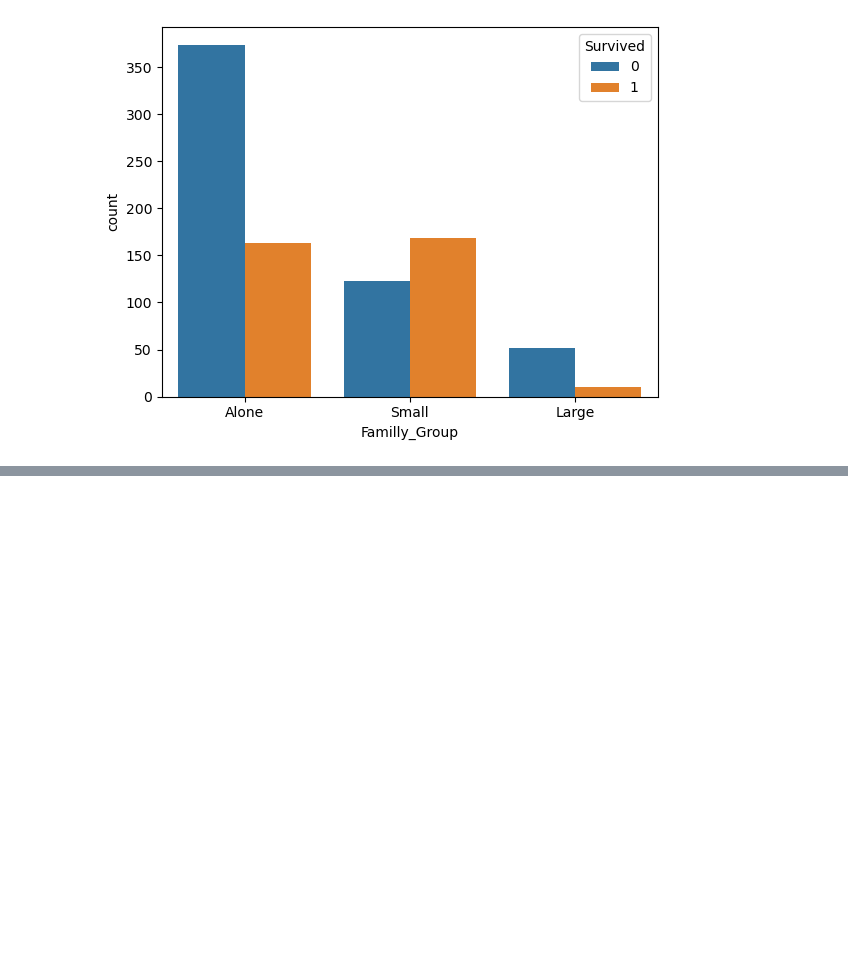
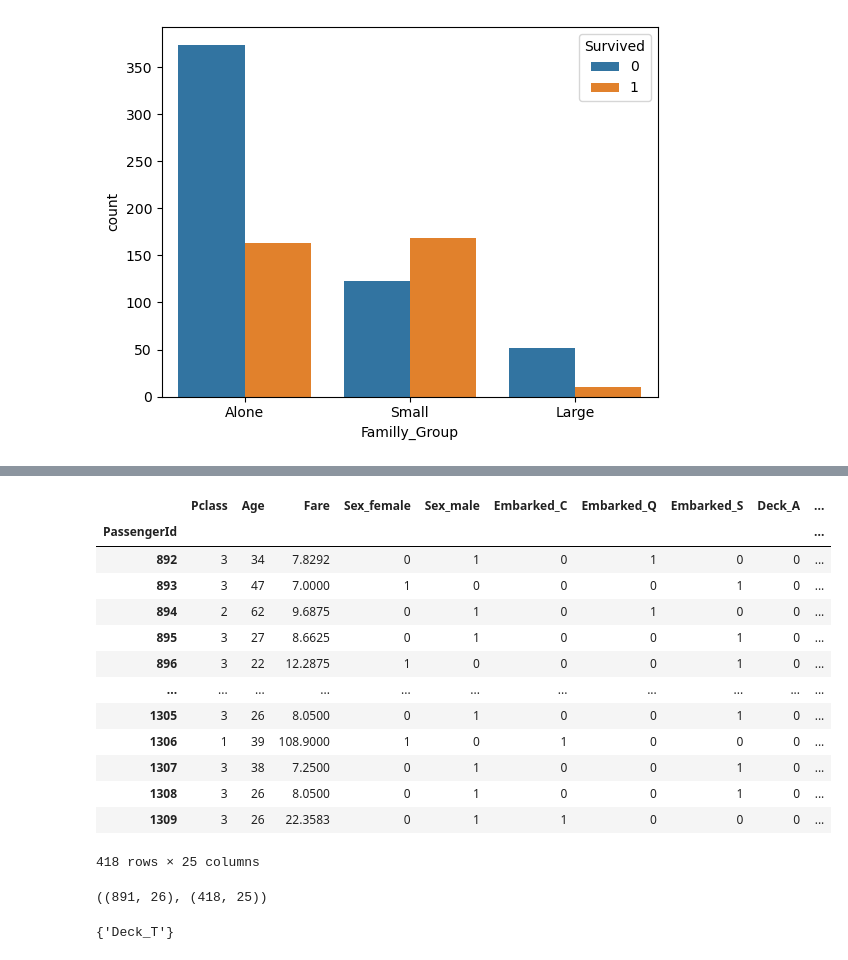
Before and after one commit to soohyun020812/SW_MachineLearning, a Jupyter notebook: 0803 ex04 타이타닉 생존자 분류 실습.ipynb, the cells around one changed output, grey strips where cells are left out. Cells and saved outputs as stored; diff of their text form; code cells hidden in the pictures; blank space fills up the shorter version.

```diff
--- a/0803 ex04 타이타닉 생존자 분류 실습.ipynb
+++ b/0803 ex04 타이타닉 생존자 분류 실습.ipynb
@@ -693,0 +1114,32 @@ sns.countplot(data=train, x='Familly_Group', hue='Survived')
+# %%
+# 원핫 인코딩 진행 - X_test
+
+for cat_name in cat_feature :
+    dummy = pd.get_dummies(X_test[cat_name], prefix=cat_name)
+    X_test = pd.concat([X_test, dummy], axis=1)
+    X_test.drop(cat_name, axis=1, inplace=True)
+# %%
+X_test
+# %% [output]
+|  | Pclass | Age | Fare | Sex_female | Sex_male | Embarked_C | Embarked_Q | Embarked_S | Deck_A | ... |
+| PassengerId |  |  |  |  |  |  |  |  |  | ... |
+| 892 | 3 | 34 | 7.8292 | 0 | 1 | 0 | 1 | 0 | 0 | ... |
+| 893 | 3 | 47 | 7.0000 | 1 | 0 | 0 | 0 | 1 | 0 | ... |
+| 894 | 2 | 62 | 9.6875 | 0 | 1 | 0 | 1 | 0 | 0 | ... |
+| 895 | 3 | 27 | 8.6625 | 0 | 1 | 0 | 0 | 1 | 0 | ... |
+| 896 | 3 | 22 | 12.2875 | 1 | 0 | 0 | 0 | 1 | 0 | ... |
+| ... | ... | ... | ... | ... | ... | ... | ... | ... | ... | ... |
+| 1305 | 3 | 26 | 8.0500 | 0 | 1 | 0 | 0 | 1 | 0 | ... |
+| 1306 | 1 | 39 | 108.9000 | 1 | 0 | 1 | 0 | 0 | 0 | ... |
+| 1307 | 3 | 38 | 7.2500 | 0 | 1 | 0 | 0 | 1 | 0 | ... |
+| 1308 | 3 | 26 | 8.0500 | 0 | 1 | 0 | 0 | 1 | 0 | ... |
+| 1309 | 3 | 26 | 22.3583 | 0 | 1 | 1 | 0 | 0 | 0 | ... |
+418 rows × 25 columns
+# %%
+X_train.shape, X_test.shape
+# %% [output]
+((891, 26), (418, 25))
+# %%
+set(X_train) - set(X_test)
+# %% [output]
+{'Deck_T'}
```
Also changed, not shown: parts of 103 cells of this notebook, 5 other files.
